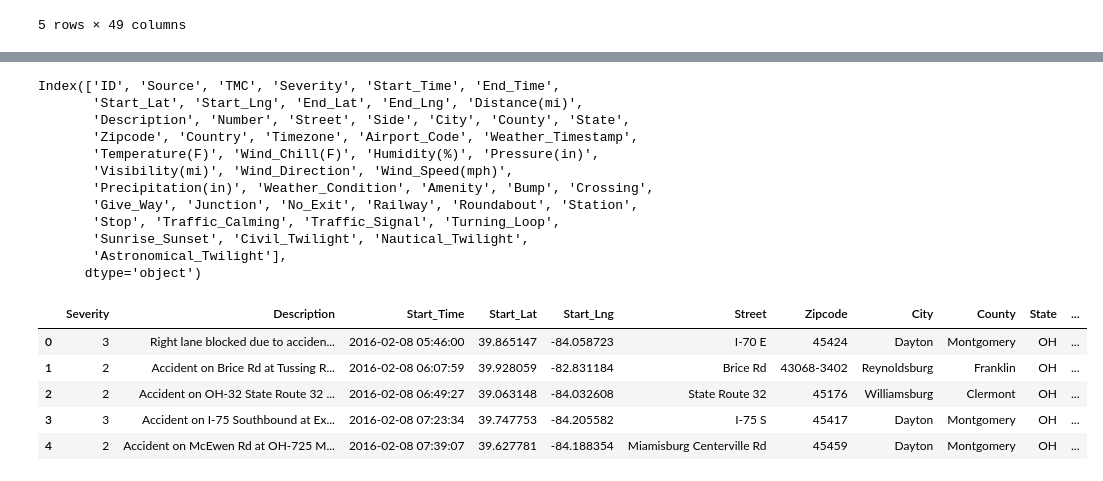
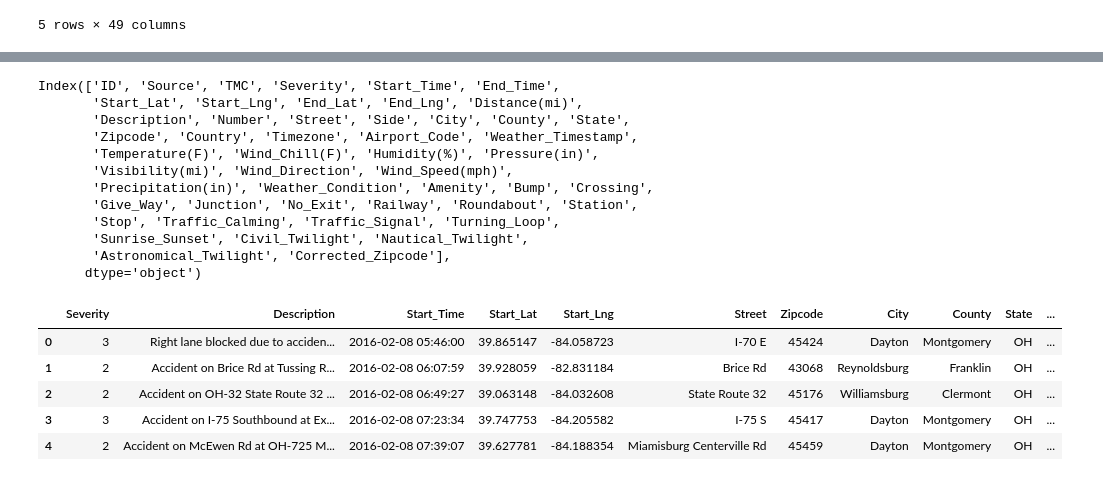
Before and after one commit to alexcaughman/iteration_station, a Jupyter notebook: Updated_traffic_DF.ipynb, the cells around one changed output, grey strips where cells are left out. Drawn from its saved outputs; the diff is of its cells as text; code cells hidden in the pictures.

```diff
--- a/Updated_traffic_DF.ipynb
+++ b/Updated_traffic_DF.ipynb
@@ -14,3 +14,6 @@ traffic_data.head()
 | 3 | A-4 | MapQuest | 201.0 | 3 | 2016-02-08 07:23:34 | 2016-02-08 07:53:34 | 39.747753 | -84.205582 | NaN | NaN | ... |
 | 4 | A-5 | MapQuest | 201.0 | 2 | 2016-02-08 07:39:07 | 2016-02-08 08:09:07 | 39.627781 | -84.188354 | NaN | NaN | ... |
 5 rows × 49 columns
+# %%
+traffic_data['Corrected_Zipcode'] = traffic_data['Zipcode'].str.slice(0,5)
+traffic_data
@@ -28,16 +45,17 @@ Index(['ID', 'Source', 'TMC', 'Severity', 'Start_Time', 'End_Time',
        'Give_Way', 'Junction', 'No_Exit', 'Railway', 'Roundabout', 'Station',
        'Stop', 'Traffic_Calming', 'Traffic_Signal', 'Turning_Loop',
        'Sunrise_Sunset', 'Civil_Twilight', 'Nautical_Twilight',
-       'Astronomical_Twilight'],
+       'Astronomical_Twilight', 'Corrected_Zipcode'],
       dtype='object')
 # %%
 #updating dataframe to keep only columns we need
-traffic_data_reorg = traffic_data[["Severity", "Description", "Start_Time", "Start_Lat","Start_Lng","Street", "Zipcode", "City","County","State","Visibility(mi)"]]
+traffic_data_reorg = traffic_data[["Severity", "Description", "Start_Time", "Start_Lat","Start_Lng","Street", "Corrected_Zipcode", "City","County","State","Visibility(mi)"]]
+traffic_data_reorg = traffic_data_reorg.rename(columns={"Corrected_Zipcode":"Zipcode"})
 traffic_data_reorg.head()
 # %% [output]
 |  | Severity | Description | Start_Time | Start_Lat | Start_Lng | Street | Zipcode | City | County | State | ... |
 | 0 | 3 | Right lane blocked due to acciden... | 2016-02-08 05:46:00 | 39.865147 | -84.058723 | I-70 E | 45424 | Dayton | Montgomery | OH | ... |
-| 1 | 2 | Accident on Brice Rd at Tussing R... | 2016-02-08 06:07:59 | 39.928059 | -82.831184 | Brice Rd | 43068-3402 | Reynoldsburg | Franklin | OH | ... |
+| 1 | 2 | Accident on Brice Rd at Tussing R... | 2016-02-08 06:07:59 | 39.928059 | -82.831184 | Brice Rd | 43068 | Reynoldsburg | Franklin | OH | ... |
 | 2 | 2 | Accident on OH-32 State Route 32 ... | 2016-02-08 06:49:27 | 39.063148 | -84.032608 | State Route 32 | 45176 | Williamsburg | Clermont | OH | ... |
 | 3 | 3 | Accident on I-75 Southbound at Ex... | 2016-02-08 07:23:34 | 39.747753 | -84.205582 | I-75 S | 45417 | Dayton | Montgomery | OH | ... |
 | 4 | 2 | Accident on McEwen Rd at OH-725 M... | 2016-02-08 07:39:07 | 39.627781 | -84.188354 | Miamisburg Centerville Rd | 45459 | Dayton | Montgomery | OH | ... |
```
Also changed, not shown: parts of 19 cells of this notebook, 21 other files.
